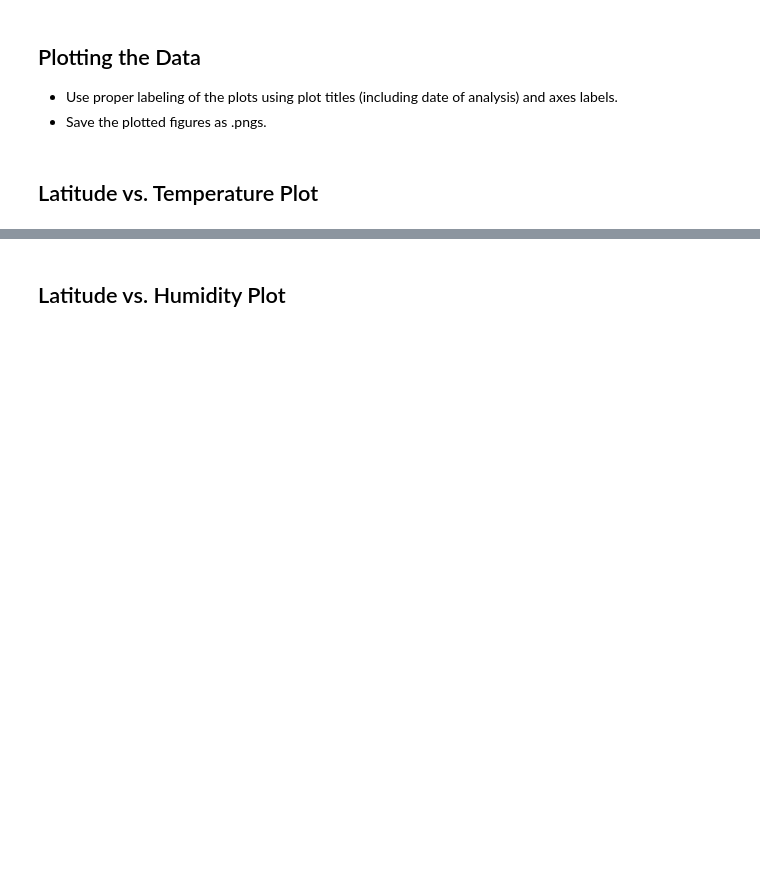
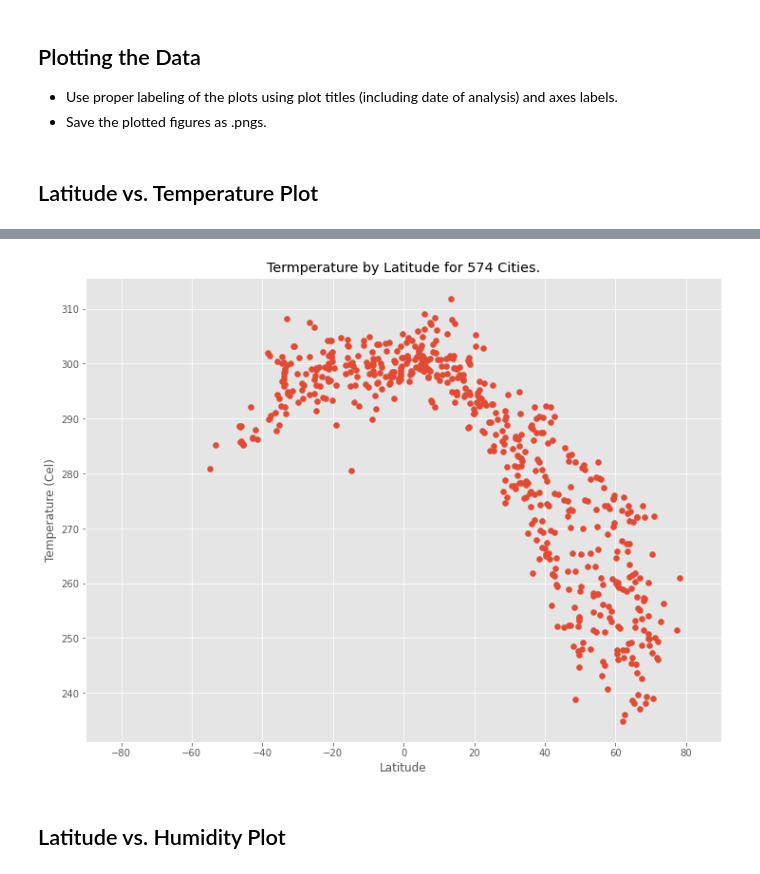
Before and after one commit to Torkfin/python-api-challenge, a Jupyter notebook: WeatherPy/WeatherPy.ipynb, the cells around one changed output, grey strips where cells are left out. Drawn from its saved outputs; the diff is of its cells as text; code cells hidden in the pictures; blank space fills up the shorter version.

```diff
--- a/WeatherPy/WeatherPy.ipynb
+++ b/WeatherPy/WeatherPy.ipynb
@@ -76,0 +56,13 @@ Data Retrieval Complete
+# %%
+city_dictionary ={
+    "city": cities,
+    "latitude": "",
+    "humidity": "",
+    "cloudiness": "",
+    "windspeed":"",
+    "temperature": ""
+                 }
+
+new_cities_df = pd.DataFrame(city_dictionary)
+
+new_cities_df.head()
@@ -76,0 +145,7 @@ Data Retrieval Complete
+# %%
+#Removing cities that were not found with 404 Error
+nan_value = float("NaN")
+new_cities_df.replace("", nan_value, inplace=True)
+
+new_cities_df.dropna(subset = ["latitude"], inplace=True)
+new_cities_df
@@ -138,2 +202,23 @@ Int64Index([], dtype='int64')
+# %%
+# Usee ggplot
+plt.style.use('ggplot')
+
+# Manage the size of the plot
+fig_size = plt.rcParams["figure.figsize"] # current plot size
+fig_size[0] = 12
+fig_size[1] = 9
+plt.rcParams["figure.figsize"] = fig_size # manage plot size
+
+plt.scatter(new_cities_df["latitude"], new_cities_df["temperature"])
+plt.xlabel("Latitude")
+plt.ylabel("Temperature (Cel)")
+plt.xlim(-90,90)
+plt.title(f"Termperature by Latitude for {len(new_cities_df)} Cities.")
+
+
+plt.savefig("Temp_VS_Lat.png")
+#plt.show()
+# %% [output]
+[figure, added]
 # %% [markdown]
 ## Latitude vs. Humidity Plot
```
Also changed, not shown: parts of 34 cells of this notebook.
